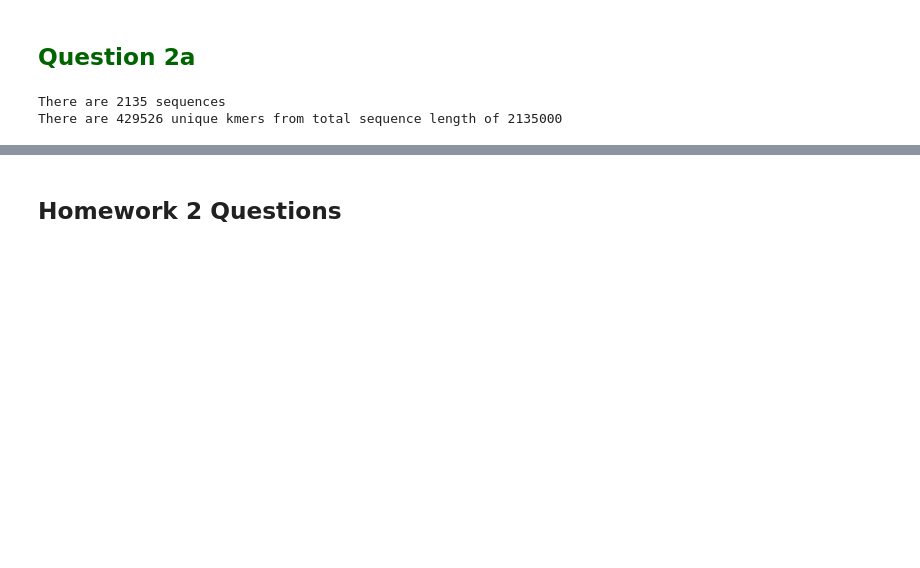
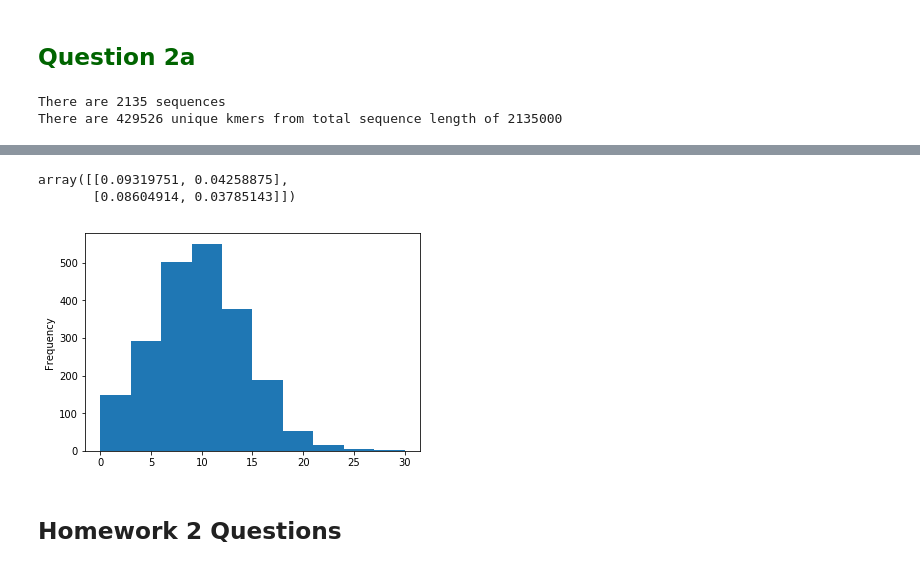
Before and after one commit to skDooley/Classes, a Jupyter notebook: BCB_2_ComputationalStats/HW2/HW2Notebook.ipynb, the cells around one changed output, grey strips where cells are left out. Saved outputs shown, nothing was run; the diff lists cells and outputs as text; code cells hidden in the pictures; blank space fills up the shorter version.

```diff
--- a/BCB_2_ComputationalStats/HW2/HW2Notebook.ipynb
+++ b/BCB_2_ComputationalStats/HW2/HW2Notebook.ipynb
@@ -283,5 +270,0 @@ counter
-# %%
-total = 0
-for key, valueDict in P3s[2].items():
-    for count in valueDict.values(): total+=count
-total
@@ -473,7 +508,7 @@ LL_Ha -23612.69998364715
 # %% [markdown]
 <h2 style="color:darkgreen"><a id="ic">Question 2a</a></h2>
 # %%
-promoters = index("promoters.fasta","fasta")
+promoters = fIndex("promoters.fasta","fasta")
 print ("There are %s sequences" % len(promoters))
 totalSeqLen = 0
 kmers = {}
@@ -488,0 +528,6 @@ There are 429526 unique kmers from total sequence length of 2135000
+# %%
+import numpy as np
+matrix = pwm[1].values.reshape((2,2))
+for i in range(2,9):
+    print(i)
+    matrix = np.matmul(matrix,pwm[i].values.reshape((2,2)))
@@ -489,3 +546,19 @@ There are 429526 unique kmers from total sequence length of 2135000
+# %%
+np.matmul(matrix,pwm[2].values.reshape((2,2)))
+# %% [output]
+array([[0.09319751, 0.04258875],
+       [0.08604914, 0.03785143]])
+# %%
+dist=[]
+for rec in promoters.values():
+    count = 0
+    for i in range(0,len(rec.seq)-8):
+        if str(rec.seq[i:i+9]) in knownTs: count += 1
+    dist.append(count)
+dist = Series(dist)
+dist.plot.hist();
+# %% [output]
+[figure, added]
 # %% [markdown]
 <h2><a id="hw2qs">Homework 2 Questions</a></h2>
 # %%
```
Also changed, not shown: parts of 33 cells of this notebook, 3 other files.
